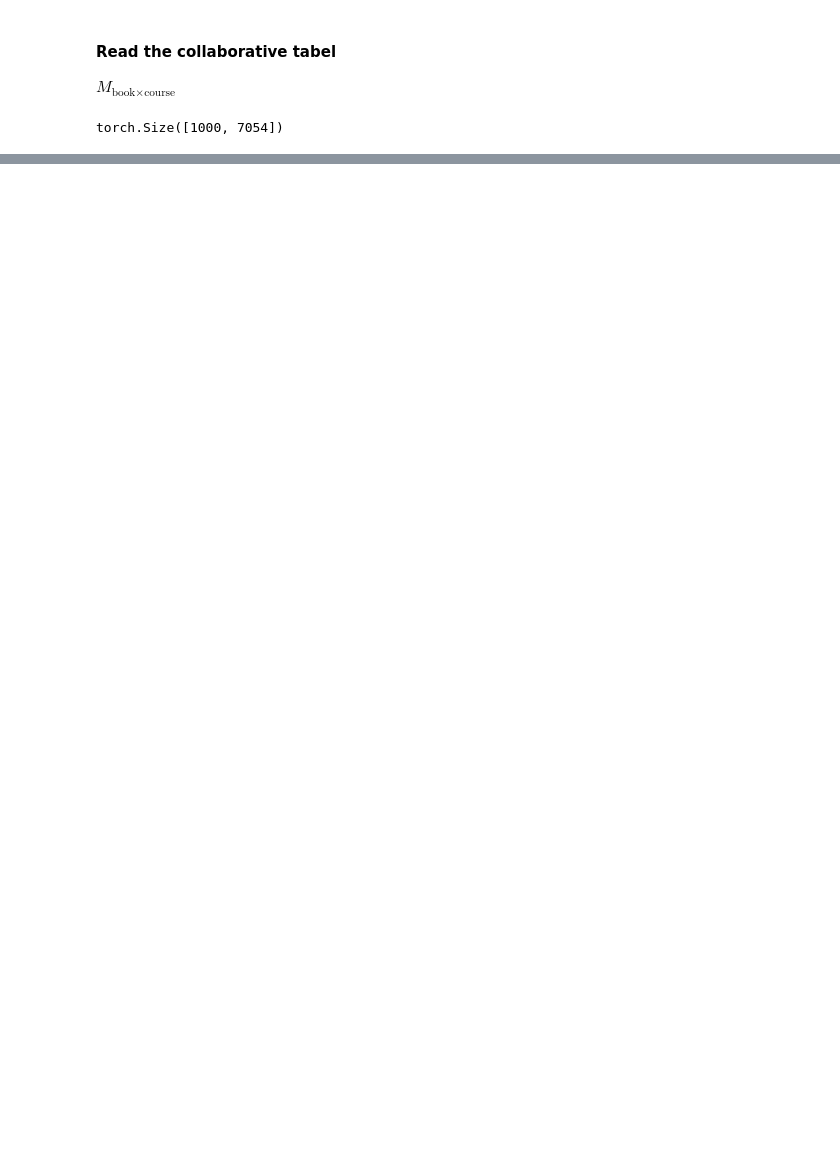
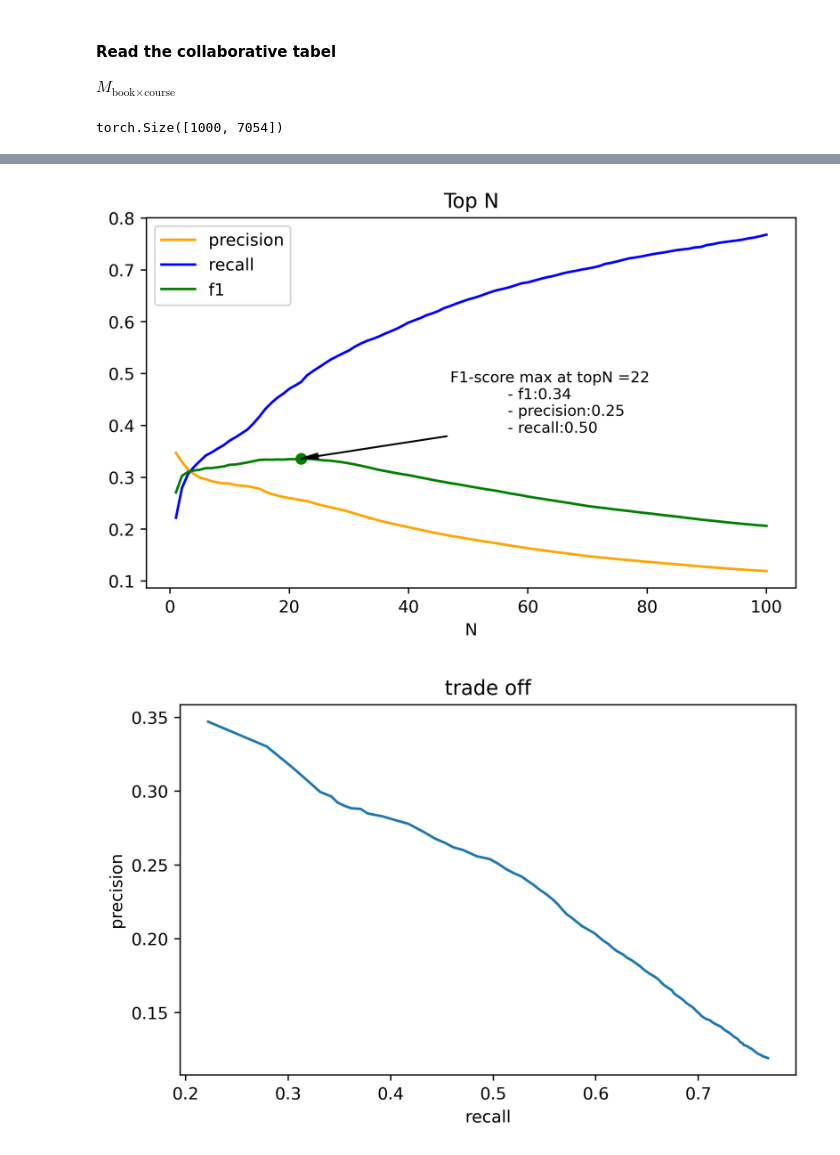
Before and after one commit to yls108u/Library_recommendation_system, a Jupyter notebook: recommendation.ipynb, the cells around one changed output, grey strips where cells are left out. Drawn from its saved outputs; the diff is of its cells as text; code cells hidden in the pictures; blank space fills up the shorter version.

```diff
--- a/recommendation.ipynb
+++ b/recommendation.ipynb
@@ -323,0 +283,37 @@ plt.savefig(os.path.join("result","CF","Pre_Re.jpg"))
+# %%
+rule_table=np.zeros((1000, 1000), dtype=int)
+rules = []
+with open(os.path.join("result", "association", "layer3", "all.txt"), "r") as rulefile:
+    r = rulefile.readlines()
+    for idx, line in enumerate(r):
+        lines = line.strip().split(" ")
+        tmp = list(int(i.strip()) for i in lines)
+        if len(tmp) > 1:
+            rules.append(tmp)
+for ri in tqdm(rules):
+    for rii in ri:
+        for rij in ri:
+            rule_table[rii][rij] = 1
+            rule_table[rij][rii] = 1
+# %%
+normalization = eva.different_topN(
+    max_topN=100, rule_table=rule_table
+)
+# %%
+VisualizationKit.plot_cmp_different_n(
+    prec=normalization['precision'],
+    recall=normalization['recall'],
+    f1=normalization['f1']['val'],
+    f1_max=normalization['f1']['maxpos'],
+    max_topN=100,
+    savepath=os.path.join("result","CF","Nor_metrics.jpg")
+)
+
+
+VisualizationKit.precision_recall_tradeoff(
+    precision = normalization['precision'], recall = normalization['recall'],
+    savepath=os.path.join("result","CF","Nor_Pre_Re.jpg")
+)
+# %% [output]
+[figure, added]
+[figure, added]
```
Also changed, not shown: parts of 22 cells of this notebook, 8 other files.
